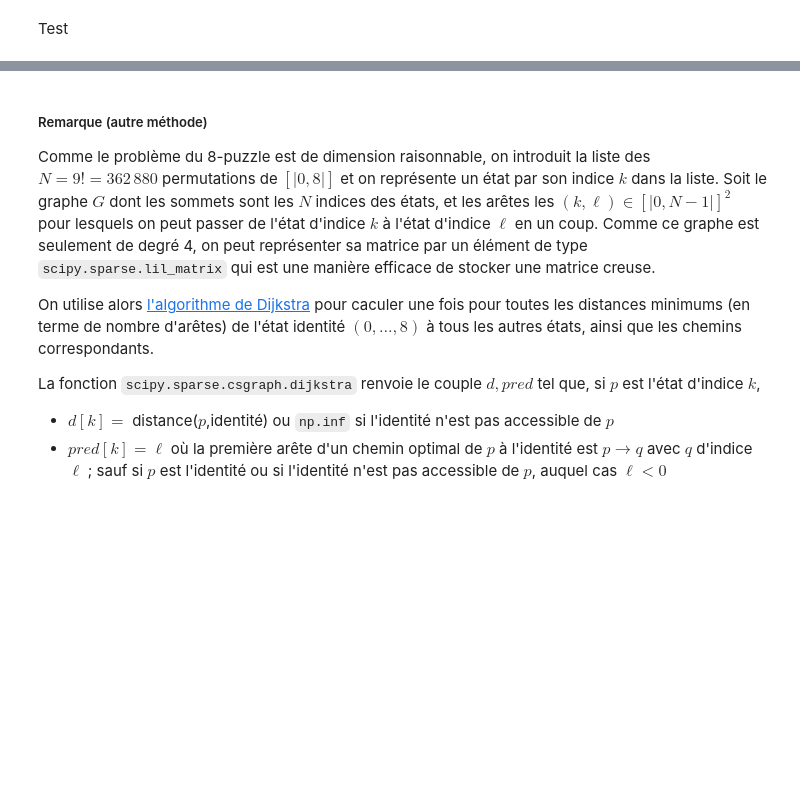
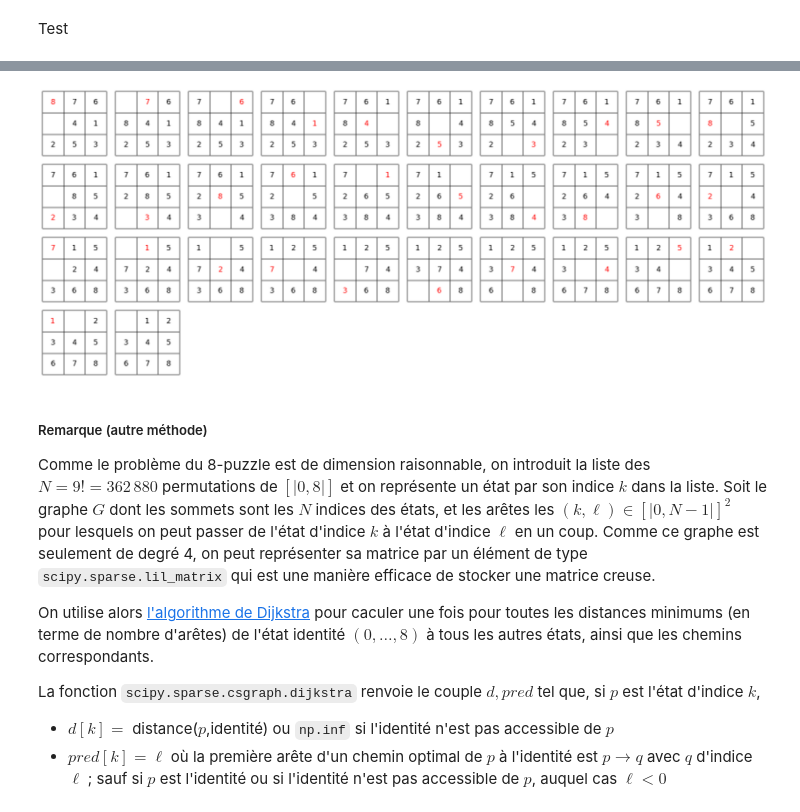
Before and after one commit to YvesLemaire/Jupyter-Puzzles, a Jupyter notebook: python/8-puzzle/8-puzzle.ipynb, the cells around one changed output, grey strips where cells are left out. Drawn from its saved outputs; the diff is of its cells as text; code cells hidden in the pictures; blank space fills up the shorter version.

```diff
--- a/python/8-puzzle/8-puzzle.ipynb
+++ b/python/8-puzzle/8-puzzle.ipynb
@@ -80,7 +81,7 @@ Affichage graphique d'un etat (avec ou sans indication)
 import matplotlib
 import matplotlib.pyplot as plt
 
-def plot_state(p, n = 3, file = '', hint = None):
+def imState(p, n = 3, hint = None):
 
     matplotlib.rcParams['toolbar'] = 'None'
     fig = plt.figure(facecolor='w', figsize = (n,n))
@@ -105,9 +106,8 @@ def plot_state(p, n = 3, file = '', hint = None):
                 plot_value(i, j, v, color = 'red')
 
     ax.plot()
-    if file:
-        plt.savefig(file)
-        plt.close() # évite l'affichage
+    plt.close() # évite le double affichage
+    return displayImages.fig2im(fig) # PIL image
 # %% [markdown]
 Test
 # %%
@@ -117,17 +117,21 @@ plot_state(test_state, hint = 8)
 # %% [markdown]
 Affichage graphique d'une solution par stockage sur disque des étapes de cette solution.
 # %%
-def write_sol(state, sol, prefix):
-    """Stockage"""
-    prefix = f'{global_prefix}images/{prefix}-'
-    for c, action in enumerate(sol):
-        plot_state(state, file = f'{prefix}{c}', hint = action)
+def imsSol(state, sol):
+    l = []
+    for action in sol:
+        l.append(imState(state, hint = action))
         state = delta(state,action)
-    plot_state(state, file = f'{prefix}{len(sol)}')
+    l.append(imState(state))
+    return l
 
-def display_sol(sol, prefix):
-    import displayImages
-    display_images = displayImages.mpl if IN_COLAB else displayImages.widgets
-    return display_images(f'{global_prefix}images/{prefix}-', len(sol))
+#! mkdir images
+def writeSol(ims, prefix):
+    for i, im in enumerate(ims):
+        im.save(f'{global_prefix}images/{prefix}-{i}.png', format = 'png')
+
+def displaySol(prefix):
+    display_images = displayImages.mpl if IN_COLAB else displayImages.cv # ou widgets
+    return display_images(f'{global_prefix}images/{prefix}-')
 # %% [markdown]
 Test
@@ -140,0 +138,5 @@ interactive(children=(IntSlider(value=0, description='t', max=31), Output()), _d
+# %%
+test_ims = imsSol(test_state, test_sol)
+displayImages.concat(test_ims)
+# %% [output]
+[figure, added]
```
Also changed, not shown: parts of 8 cells of this notebook.
